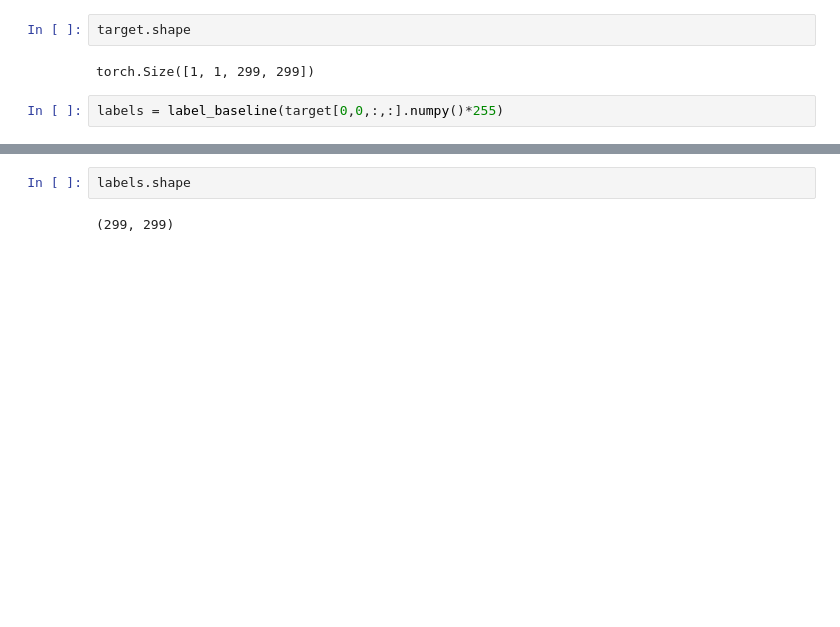
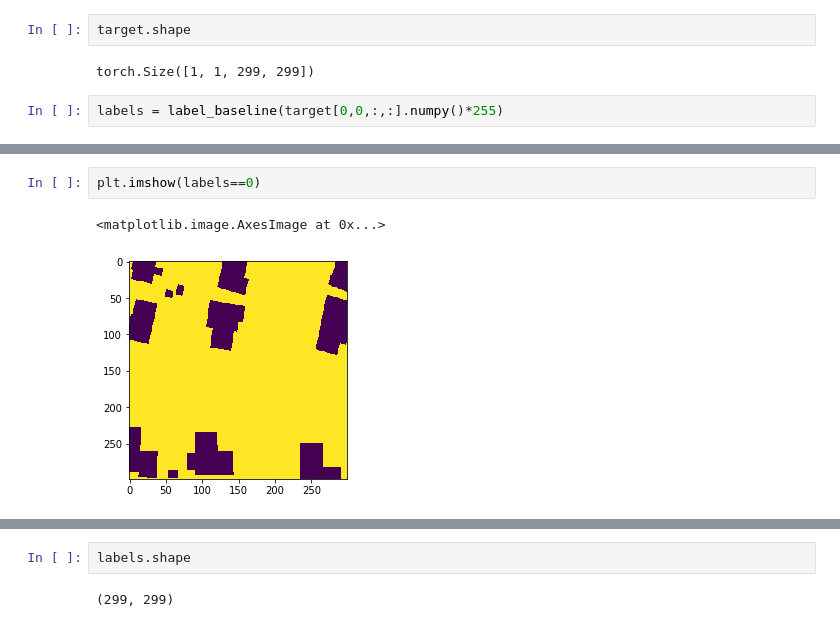
Before and after one commit to reynierhdez/crowdai-maps-2018, a Jupyter notebook: src/main.ipynb, the cells around one changed output, grey strips where cells are left out. Saved outputs shown, nothing was run; the diff lists cells and outputs as text; blank space fills up the shorter version.

```diff
--- a/src/main.ipynb
+++ b/src/main.ipynb
@@ -1005,2 +1040,7 @@ labels = label_baseline(target[0,0,:,:].numpy()*255)
+# %%
+plt.imshow(labels==0)
+# %% [output]
+<matplotlib.image.AxesImage at 0x...>
+[figure, added]
 # %%
 plt.imshow(labels)
```
Also changed, not shown: parts of 14 cells of this notebook, 2 other files.
